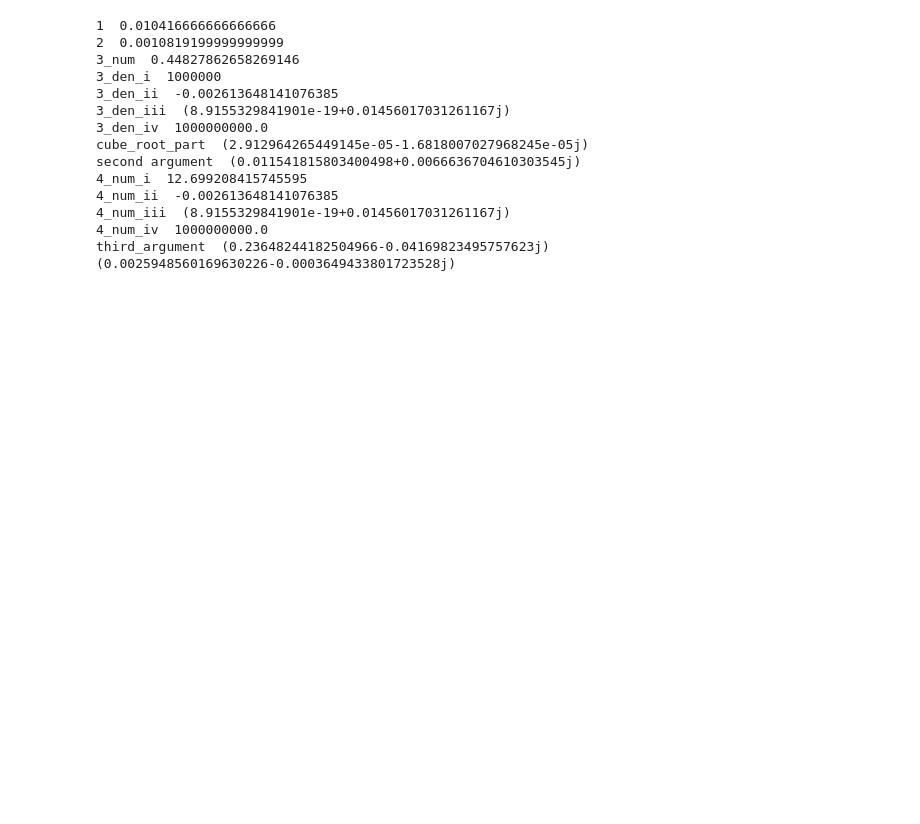
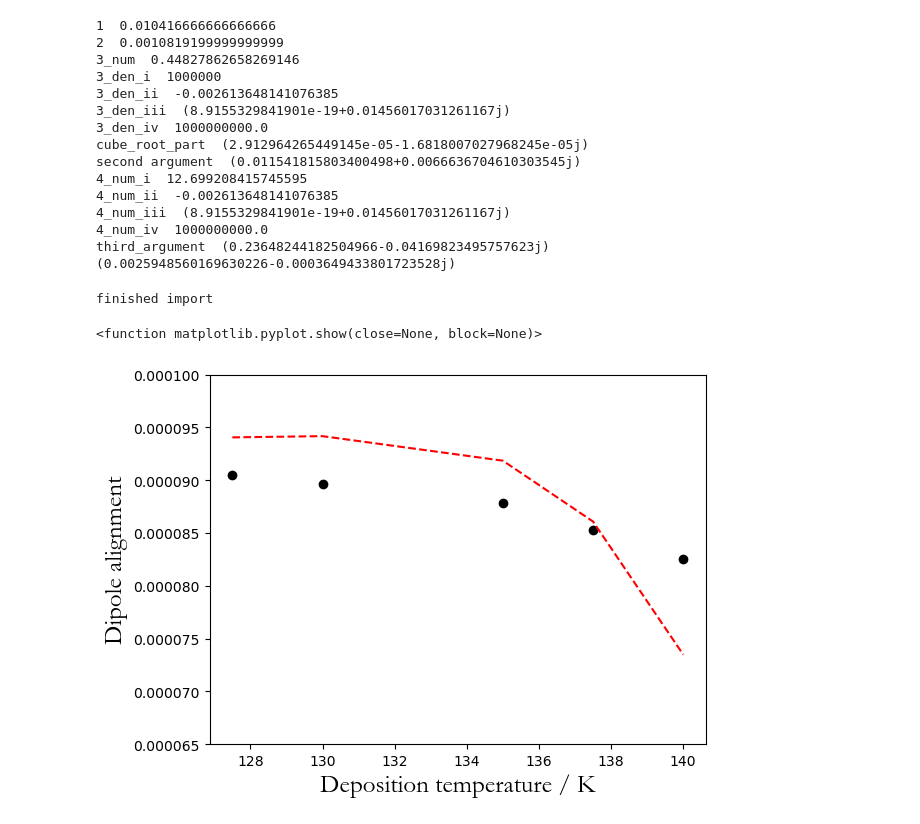
Before and after one commit to cassidy-andrew/VUV_water_spont, a Jupyter notebook: Untitled.ipynb, the cells around one changed output. Saved outputs shown, nothing was run; the diff lists cells and outputs as text; code cells hidden in the pictures; blank space fills up the shorter version.

```diff
--- a/Untitled.ipynb
+++ b/Untitled.ipynb
@@ -114,3 +114,32 @@ second argument  (0.011541815803400498+0.0066636704610303545j)
 4_num_iv  1000000000.0
 third_argument  (0.23648244182504966-0.04169823495757623j)
 (0.0025948560169630226-0.0003649433801723528j)
+# %%
+import matplotlib.pyplot as plt
+import glob
+import numpy as np
+from scipy.optimize import curve_fit
+import pandas as pd
+import seaborn as sns
+import os
+from sys import float_info
+import scipy.constants as constants
+from matplotlib.ticker import FormatStrFormatter
+print('finished import')
+
+temp = (127.5,130,135,137.5,140)
+field = (5.2504E+07,5.2267E+07,5.1681E+07,5.2243E+07,5.1402E+07)
+dipole = (9.05277E-05,8.96238E-05,8.77997E-05,8.52396E-05,8.25853E-05)
+calc_dipole = (9.40582E-05,9.41726E-05,9.18497E-05,8.60886E-05,7.34863E-05)
+
+plt.plot(temp,dipole,'ko')
+plt.plot(temp,calc_dipole,'r--')
+plt.ylabel('Dipole alignment',family="garamond", fontsize=18)
+plt.xlabel('Deposition temperature / K',family="garamond", fontsize=18)
+#plt.xlim(0,1)
+plt.ylim(6.5E-5,1E-4)
+plt.show
+# %% [output]
+finished import
+<function matplotlib.pyplot.show(close=None, block=None)>
+[figure, added]
```
Also changed, not shown: 4 other files.
